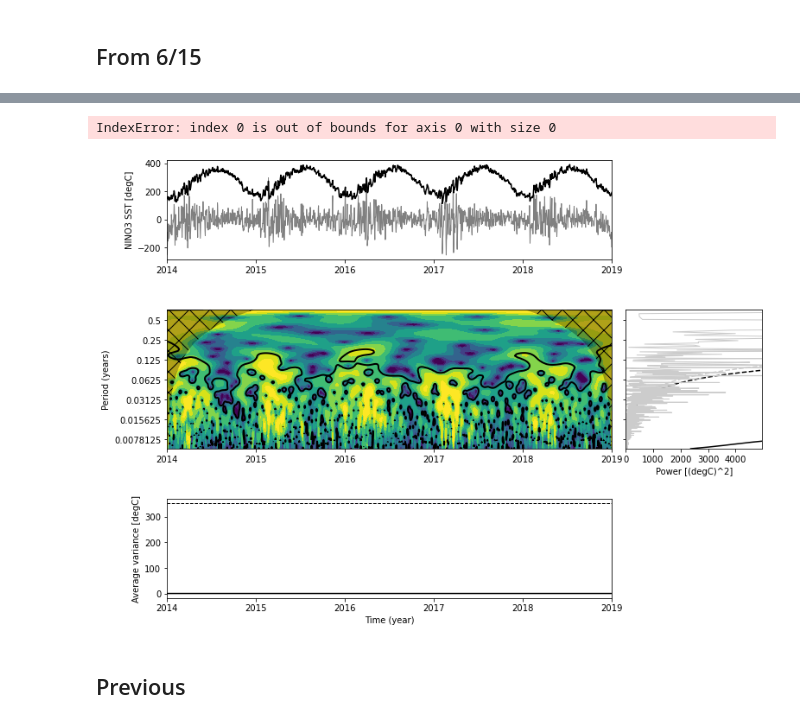
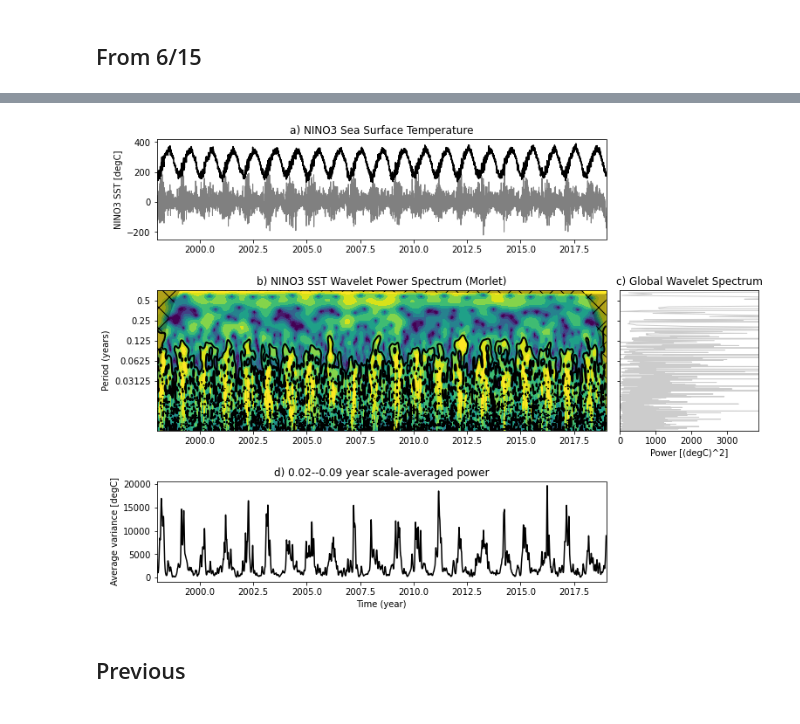
Before and after one commit to athena-ye/Historical-Data, a Jupyter notebook: Historical Data.ipynb, the cells around one changed output, grey strips where cells are left out. Drawn from its saved outputs; the diff is of its cells as text; code cells hidden in the pictures.

```diff
--- a/Historical Data.ipynb
+++ b/Historical Data.ipynb
@@ -74,7 +74,12 @@ for f in glob.glob("/Users/athenaye/Desktop/by_year_parquet_trial/*.parquet"):
 # %% [output]
 [figure]
 # %%
+ugh = pd.DataFrame(np.zeros((70,5)))
+x=0
 for f in glob.glob("/Users/athenaye/Desktop/by_year_parquet_trial/*.parquet"):
     read = pd.read_parquet(f)
-    print(read.columns)
+    if 'TAVG' in read.columns:
+        print('yas')
+    else:
+        print(f)
 # %% [output]
@@ -100,7 +120,7 @@ Index(['AWDR', 'AWND', 'DAPR', 'DASF', 'DATN', 'DATX', 'DWPR', 'EVAP', 'MDPR',
 # Code
 # %%
 years = []
-stationlist = ['AE000041196', 'AEM00041194', 'AEM00041217', 'AEM00041218', 'AFM00040938']
+stationlist = ['AE000041196', 'AEM00041194', 'AEM00041217', 'AEM00041218', 'AG000060390']
 year = 0
 ultimate = pd.DataFrame()
 for f in glob.glob("/Users/athenaye/Desktop/by_year_parquet_trial/*.parquet"):
@@ -480,7 +512,7 @@ dat = stationtavg
 title = 'NINO3 Sea Surface Temperature'
 label = 'NINO3 SST'
 units = 'degC'
-t0 = 2014
+t0 = 1998
 dt = 1/365  # In years
 # %%
 plt.plot(dat)
@@ -525,7 +577,7 @@ glbl_signif, tmp = wavelet.significance(var, dt, scales, 1, alpha,
                                         significance_level=0.95, dof=dof,
                                         wavelet=mother)
 # %%
-sel = find((period >= 2) & (period < 8))
+sel = find((period >= 0.02) & (period < 0.09))
 Cdelta = mother.cdelta
 scale_avg = (scales * numpy.ones((N, 1))).transpose()
 scale_avg = power / scale_avg  # As in Torrence and Compo (1998) equation 24
@@ -535,8 +587,6 @@ scale_avg_signif, tmp = wavelet.significance(var, dt, scales, 2, alpha,
                                              dof=[scales[sel[0]],
                                                   scales[sel[-1]]],
                                              wavelet=mother)
-# %% [output]
-IndexError: index 0 is out of bounds for axis 0 with size 0
 # %%
 # Prepare the figure
 pyplot.close('all')
@@ -549,7 +599,7 @@ fig = pyplot.figure(**figprops)
 ax = pyplot.axes([0.1, 0.75, 0.65, 0.2])
 ax.plot(t, iwave, '-', linewidth=1, color=[0.5, 0.5, 0.5])
 ax.plot(t, dat, 'k', linewidth=1.5)
-ax.set_title(''.format(title))
+ax.set_title('a) {}'.format(title))
 ax.set_ylabel(r'{} [{}]'.format(label, units))
 
 # Second sub-plot, the normalized wavelet power spectrum and significance
@@ -567,42 +617,42 @@ bx.fill(numpy.concatenate([t, t[-1:] + dt, t[-1:] + dt,
         numpy.concatenate([numpy.log2(coi), [1e-9], numpy.log2(period[-1:]),
                            numpy.log2(period[-1:]), [1e-9]]),
         'k', alpha=0.3, hatch='x')
-bx.set_title(''.format(label, mother.name))
+bx.set_title('b) {} Wavelet Power Spectrum ({})'.format(label, mother.name))
 bx.set_ylabel('Period (years)')
 #
 Yticks = 2 ** numpy.arange(numpy.ceil(numpy.log2(period.min())),
                            numpy.ceil(numpy.log2(period.max())))
 bx.set_yticks(numpy.log2(Yticks))
 bx.set_yticklabels(Yticks)
 
 # Third sub-plot, the global wavelet and Fourier power spectra and theoretical
 # noise spectra. Note that period scale is logarithmic.
 cx = pyplot.axes([0.77, 0.37, 0.2, 0.28], sharey=bx)
-cx.plot(glbl_signif, numpy.log2(period), 'k--')
-cx.plot(var * fft_theor, numpy.log2(period), '--', color='#cccccc')
+#cx.plot(glbl_signif, numpy.log2(period), 'k--')
+#cx.plot(var * fft_theor, numpy.log2(period), '--', color='#cccccc')
 cx.plot(var * fft_power, numpy.log2(1./fftfreqs), '-', color='#cccccc',
         linewidth=1.)
-cx.plot(var * glbl_power, numpy.log2(period), 'k-', linewidth=1.5)
-cx.set_title('')
+#cx.plot(var * glbl_power, numpy.log2(period), 'k-', linewidth=1.5)
+cx.set_title('c) Global Wavelet Spectrum')
 cx.set_xlabel(r'Power [({})^2]'.format(units))
 cx.set_xlim([0, glbl_power.max() + var])
 cx.set_ylim(numpy.log2([period.min(), period.max()]))
 cx.set_yticks(numpy.log2(Yticks))
 cx.set_yticklabels(Yticks)
 pyplot.setp(cx.get_yticklabels(), visible=False)
 
 # Fourth sub-plot, the scale averaged wavelet spectrum.
 dx = pyplot.axes([0.1, 0.07, 0.65, 0.2], sharex=ax)
-dx.axhline(scale_avg_signif, color='k', linestyle='--', linewidth=1.)
+#dx.axhline(scale_avg_signif, color='k', linestyle='--', linewidth=1.)
 dx.plot(t, scale_avg, 'k-', linewidth=1.5)
-dx.set_title(''.format(2, 8))
+dx.set_title('d) {}--{} year scale-averaged power'.format(.02, .09))
 dx.set_xlabel('Time (year)')
 dx.set_ylabel(r'Average variance [{}]'.format(units))
 ax.set_xlim([t.min(), t.max()])
 
 pyplot.show()
 # %% [output]
-[figure, old version]
+[figure, new version]
 # %% [markdown]
 ## Previous
 # %%
```
Also changed, not shown: parts of 7 cells of this notebook, 1 other file.
